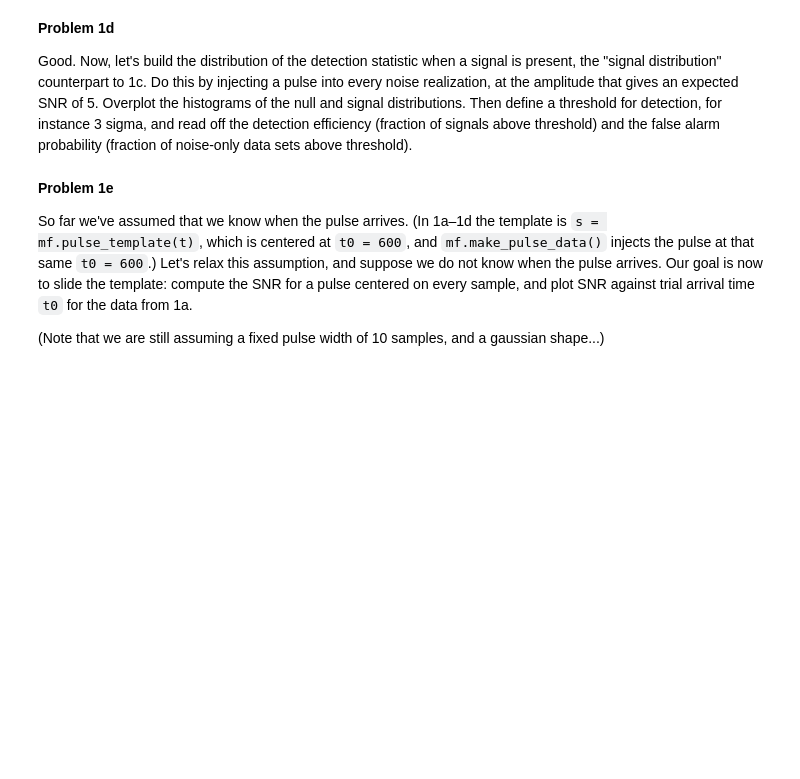
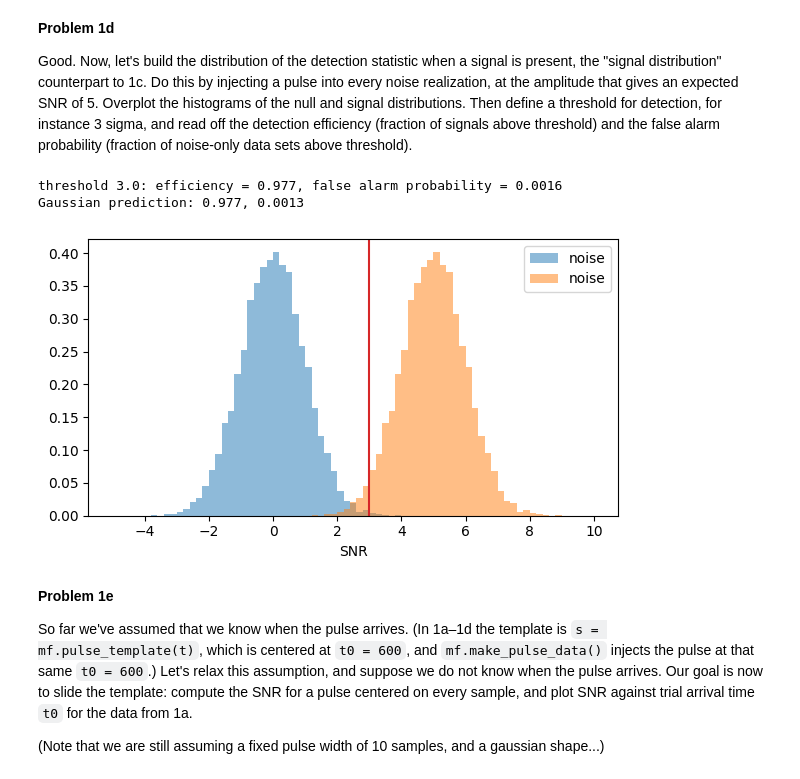
Before and after one commit to amasegian/Session-27, a Jupyter notebook: Day2/MatchedFiltering.ipynb, the cells around one changed output. Drawn from its saved outputs; the diff is of its cells as text; code cells hidden in the pictures; blank space fills up the shorter version.

```diff
--- a/Day2/MatchedFiltering.ipynb
+++ b/Day2/MatchedFiltering.ipynb
@@ -180,25 +217,33 @@ distributions. Then define a threshold for detection, for instance 3 sigma, and
 read off the detection efficiency (fraction of signals above threshold) and the
 false alarm probability (fraction of noise-only data sets above threshold).
 # %%
-amp = # complete
-d_inj = # complete
-snr_sig = # complete
+#sigma_a is only dependent on the template and the noise, and we've fixed the noise at 1
+#so we can find the A needed to give SNR of 5:
+#SNR = A/sigma_A -> SNR*sigma_A = A
+amp = 5*sigma_a
 
-threshold = # complete
-efficiency = # complete
-false_alarm = # complete
+d_inj = noise + amp*s
+snr_sig = matched_filter(d_inj, s, sigma)[2]
+
+threshold = 3*sigma
+efficiency = np.sum(snr_sig > threshold)/len(snr_sig)
+false_alarm = np.sum(snr_null > threshold)/len(snr_null)
 
 fig, ax = plt.subplots(figsize=(6, 3.5))
 ax.hist(snr_null, bins=bins, density=True, alpha=0.5, label="noise")
-# complete
+ax.hist(snr_sig, bins=bins, density=True, alpha=0.5, label="noise")
 ax.axvline(threshold, c="C3")
 ax.set_xlabel("SNR")
 ax.legend()
 fig.tight_layout()
 print(f"threshold {threshold}: efficiency = {efficiency:.3f}, "
       f"false alarm probability = {false_alarm:.4f}")
 print(f"Gaussian prediction: {stats.norm.sf(threshold - 5):.3f}, "
       f"{stats.norm.sf(threshold):.4f}")
+# %% [output]
+threshold 3.0: efficiency = 0.977, false alarm probability = 0.0016
+Gaussian prediction: 0.977, 0.0013
+[figure, added]
 # %% [markdown]
 **Problem 1e**
 
```
Also changed, not shown: parts of 17 cells of this notebook, 2 other files.
